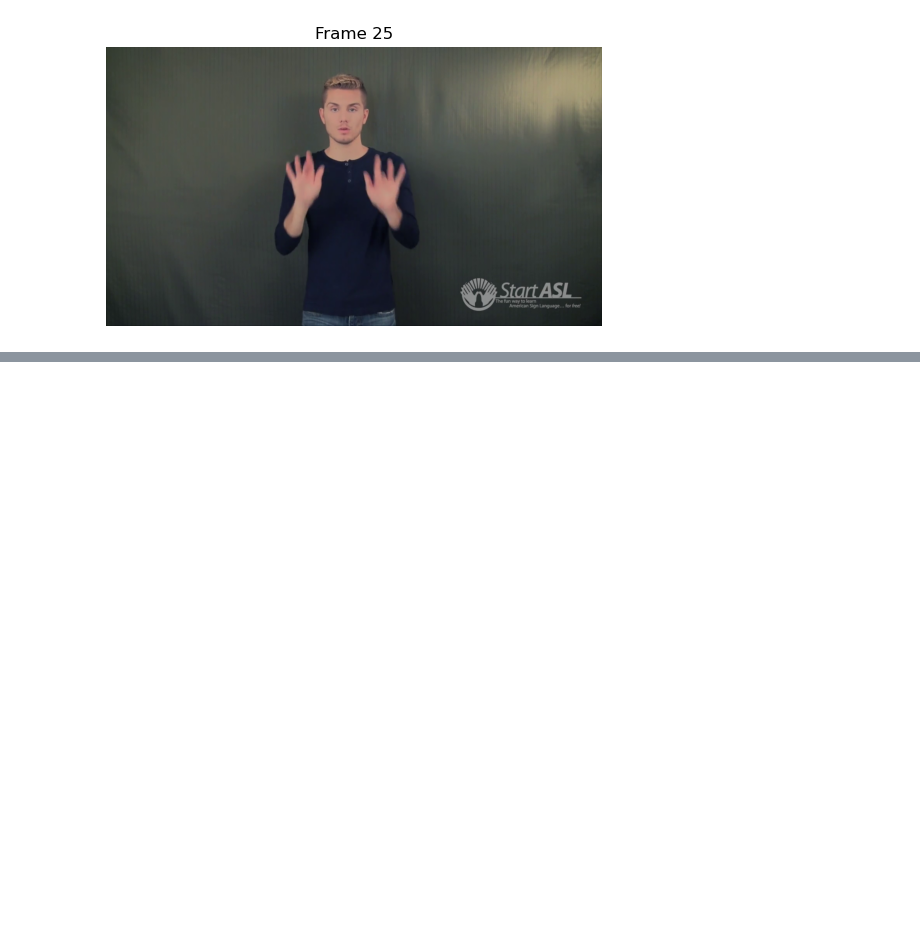
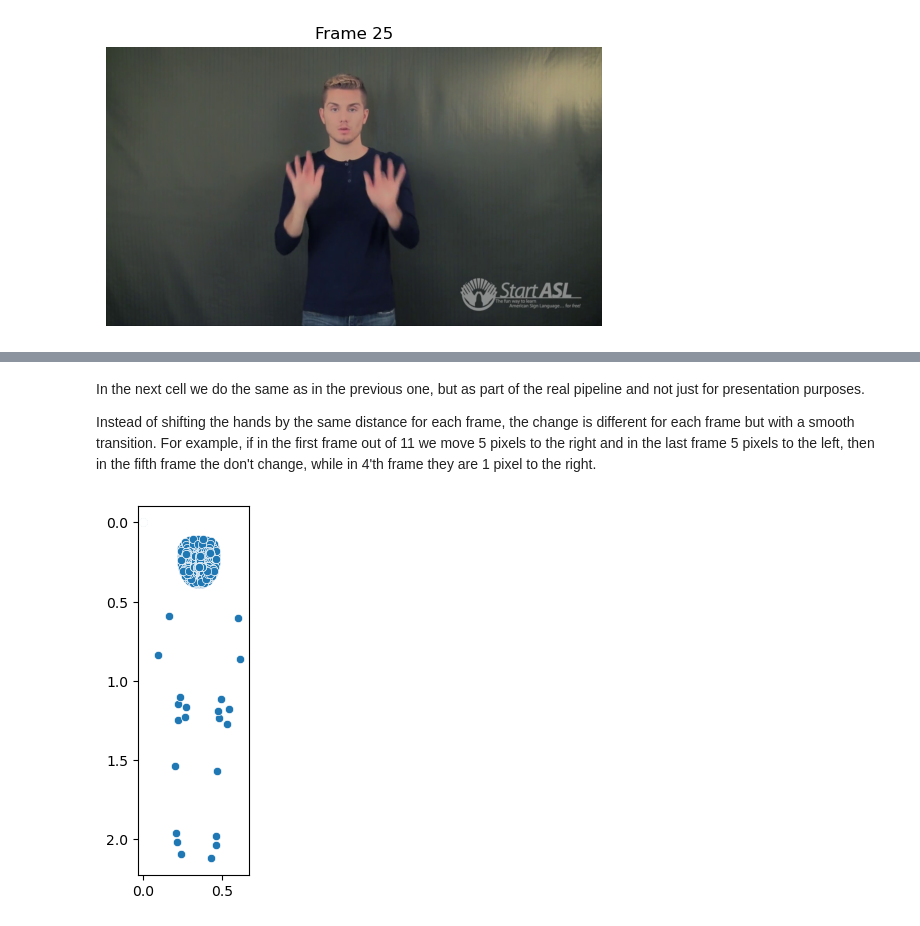
Before and after one commit to Oren93/sign_to_text, a Jupyter notebook: data_preprocessing.ipynb, the cells around one changed output, grey strips where cells are left out. Saved outputs shown, nothing was run; the diff lists cells and outputs as text; code cells hidden in the pictures; blank space fills up the shorter version.

```diff
--- a/data_preprocessing.ipynb
+++ b/data_preprocessing.ipynb
@@ -221,0 +195,4 @@ plot_pose(frame)
+# %% [markdown]
+In the next cell we do the same as in the previous one, but as part of the real pipeline and not just for presentation purposes.
+
+Instead of shifting the hands by the same distance for each frame, the change is different for each frame but with a smooth transition. For example, if in the first frame out of 11 we move 5 pixels to the right and in the last frame 5 pixels to the left, then in the fifth frame the don't change, while in 4'th frame they are 1 pixel to the right.
@@ -221,0 +220,31 @@ plot_pose(frame)
+# %%
+from IPython.display import clear_output
+from IPython.display import display, Image, clear_output
+from matplotlib.animation import FuncAnimation
+from PIL import Image as PILImage
+
+def plot_movement(video,  plot_parts = POSE+LH+RH+FACE, highlight=[]):
+    min_x, min_y = np.min(video[:,:,0]), np.min(video[:,:,1])
+    max_x, max_y = np.max(video[:,:,0]), np.max(video[:,:,1])
+
+    fig, ax = plt.subplots()
+
+    def update(frame):
+        ax.clear()
+        sns.scatterplot(x=video[frame][plot_parts, 0], y=video[frame][plot_parts, 1])
+        if len(highlight) > 0:
+            sns.scatterplot(x=video[frame][highlight, 0], y=video[frame][highlight, 1], color='red', s=100, marker='X')
+        sns.scatterplot(x=[min_x,max_x], y=[min_y,max_y], color='white') # lock the size (not by GPT)
+
+        ax.invert_yaxis()
+        ax.set_aspect('equal')
+        clear_output(wait=True)
+        display(fig)
+
+    anim = FuncAnimation(fig, update, frames=len(video), repeat=False)
+    anim.save('landmarks_animation.gif', writer='pillow', fps=30)
+
+shifted = shift_hands(id = '69241',video = landmarks['69241'],shift_rate = [[-5,5],[-5,5],[0,1]])
+plot_movement(video= shifted[1])
+# %% [output]
+[figure, added]
```
Also changed, not shown: parts of 30 cells of this notebook.
